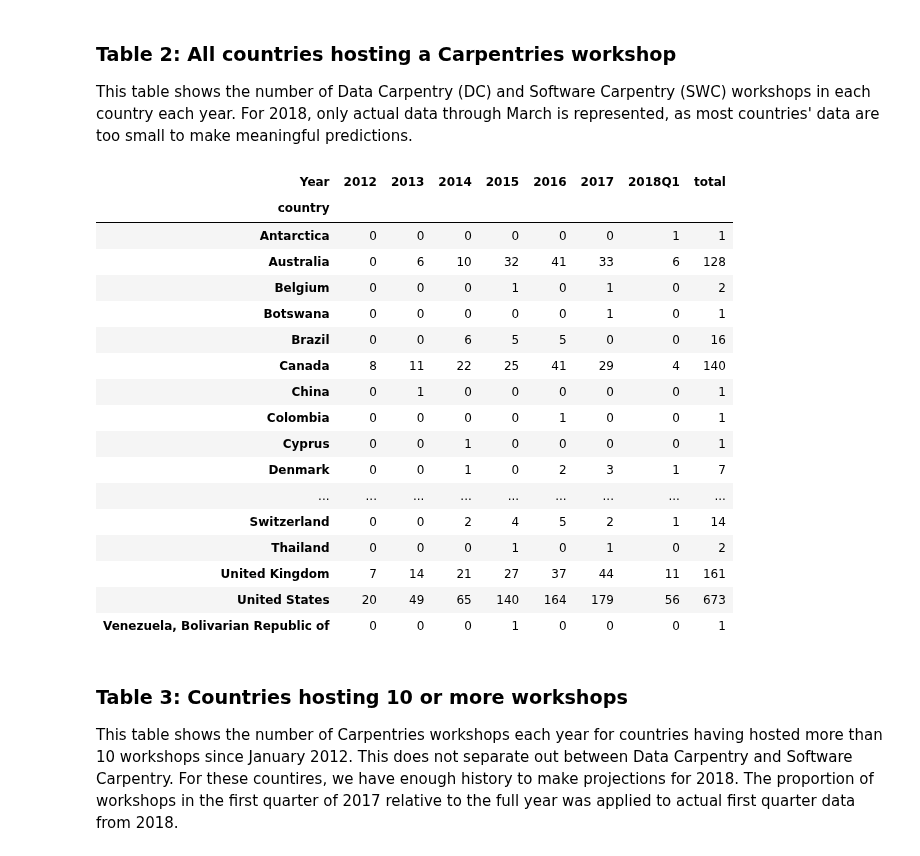
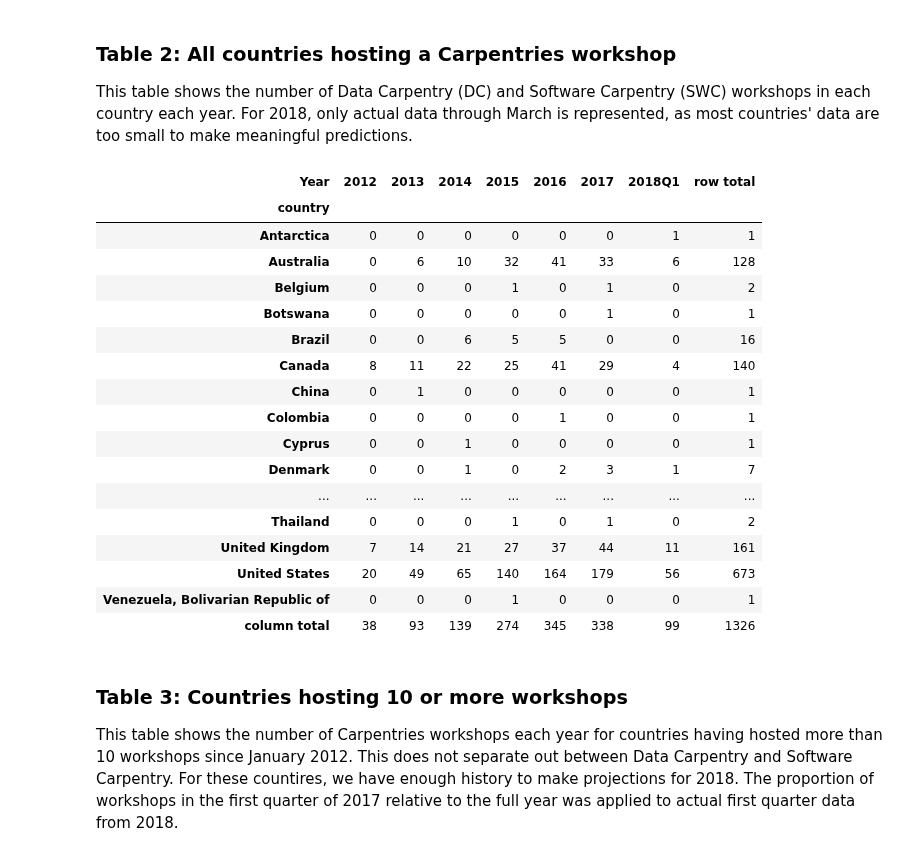
Before and after one commit to carpentries/assessment, a Jupyter notebook: programmatic-assessment/workshops/final_notebook_report.ipynb, the cells around one changed output. Saved outputs shown, nothing was run; the diff lists cells and outputs as text; code cells hidden in the pictures.

```diff
--- a/programmatic-assessment/workshops/final_notebook_report.ipynb
+++ b/programmatic-assessment/workshops/final_notebook_report.ipynb
@@ -37,6 +37,12 @@ pd.set_option('max_rows', 200)
 # %%
 # Setting up base maps
 world = gpd.read_file(gpd.datasets.get_path('naturalearth_lowres')) # world map
+
+# Set up function to add row/column totals to dataframes
+def add_totals(df):
+    df['row total'] = df.sum(axis=1)
+    df = df.append(df.sum(axis=0).rename("column total"))
+    return df
 # %% [markdown]
 # The Carpentries: Programmatic Assessment Report
 ## January 1, 2012 through March 31, 2018
@@ -928,27 +935,27 @@ workshops_by_carpentry_year_with_projections
 # %% [markdown]
 ### Table 2: All countries hosting a Carpentries workshop
 This table shows the number of Data Carpentry (DC) and Software Carpentry (SWC) workshops in each country each year.  For 2018, only actual data through March is represented, as most countries' data are too small to make meaningful predictions.
-# %%
-workshops_by_country_year
-# %% [output]
-| Year | 2012 | 2013 | 2014 | 2015 | 2016 | 2017 | 2018Q1 | total |
-| country |  |  |  |  |  |  |  |  |
-| Antarctica | 0 | 0 | 0 | 0 | 0 | 0 | 1 | 1 |
-| Australia | 0 | 6 | 10 | 32 | 41 | 33 | 6 | 128 |
-| Belgium | 0 | 0 | 0 | 1 | 0 | 1 | 0 | 2 |
-| Botswana | 0 | 0 | 0 | 0 | 0 | 1 | 0 | 1 |
-| Brazil | 0 | 0 | 6 | 5 | 5 | 0 | 0 | 16 |
-| Canada | 8 | 11 | 22 | 25 | 41 | 29 | 4 | 140 |
-| China | 0 | 1 | 0 | 0 | 0 | 0 | 0 | 1 |
-| Colombia | 0 | 0 | 0 | 0 | 1 | 0 | 0 | 1 |
-| Cyprus | 0 | 0 | 1 | 0 | 0 | 0 | 0 | 1 |
-| Denmark | 0 | 0 | 1 | 0 | 2 | 3 | 1 | 7 |
-| ... | ... | ... | ... | ... | ... | ... | ... | ... |
-| Switzerland | 0 | 0 | 2 | 4 | 5 | 2 | 1 | 14 |
-| Thailand | 0 | 0 | 0 | 1 | 0 | 1 | 0 | 2 |
-| United Kingdom | 7 | 14 | 21 | 27 | 37 | 44 | 11 | 161 |
-| United States | 20 | 49 | 65 | 140 | 164 | 179 | 56 | 673 |
-| Venezuela, Bolivarian Republic of | 0 | 0 | 0 | 1 | 0 | 0 | 0 | 1 |
+# %%
+add_totals(workshops_by_country_year)
+# %% [output]
+| Year | 2012 | 2013 | 2014 | 2015 | 2016 | 2017 | 2018Q1 | row total |
+| country |  |  |  |  |  |  |  |  |
+| Antarctica | 0 | 0 | 0 | 0 | 0 | 0 | 1 | 1 |
+| Australia | 0 | 6 | 10 | 32 | 41 | 33 | 6 | 128 |
+| Belgium | 0 | 0 | 0 | 1 | 0 | 1 | 0 | 2 |
+| Botswana | 0 | 0 | 0 | 0 | 0 | 1 | 0 | 1 |
+| Brazil | 0 | 0 | 6 | 5 | 5 | 0 | 0 | 16 |
+| Canada | 8 | 11 | 22 | 25 | 41 | 29 | 4 | 140 |
+| China | 0 | 1 | 0 | 0 | 0 | 0 | 0 | 1 |
+| Colombia | 0 | 0 | 0 | 0 | 1 | 0 | 0 | 1 |
+| Cyprus | 0 | 0 | 1 | 0 | 0 | 0 | 0 | 1 |
+| Denmark | 0 | 0 | 1 | 0 | 2 | 3 | 1 | 7 |
+| ... | ... | ... | ... | ... | ... | ... | ... | ... |
+| Thailand | 0 | 0 | 0 | 1 | 0 | 1 | 0 | 2 |
+| United Kingdom | 7 | 14 | 21 | 27 | 37 | 44 | 11 | 161 |
+| United States | 20 | 49 | 65 | 140 | 164 | 179 | 56 | 673 |
+| Venezuela, Bolivarian Republic of | 0 | 0 | 0 | 1 | 0 | 0 | 0 | 1 |
+| column total | 38 | 93 | 139 | 274 | 345 | 338 | 99 | 1326 |
 # %% [markdown]
 ### Table 3: Countries hosting 10 or more workshops
 This table shows the number of Carpentries workshops each year for countries having hosted more than 10 workshops since January 2012. This does not separate out between Data Carpentry and Software Carpentry.  For these countires, we have enough history to make projections for 2018. The proportion of workshops in the first quarter of 2017 relative to the full year was applied to actual first quarter data from 2018.
```
Also changed, not shown: parts of 19 cells of this notebook.
